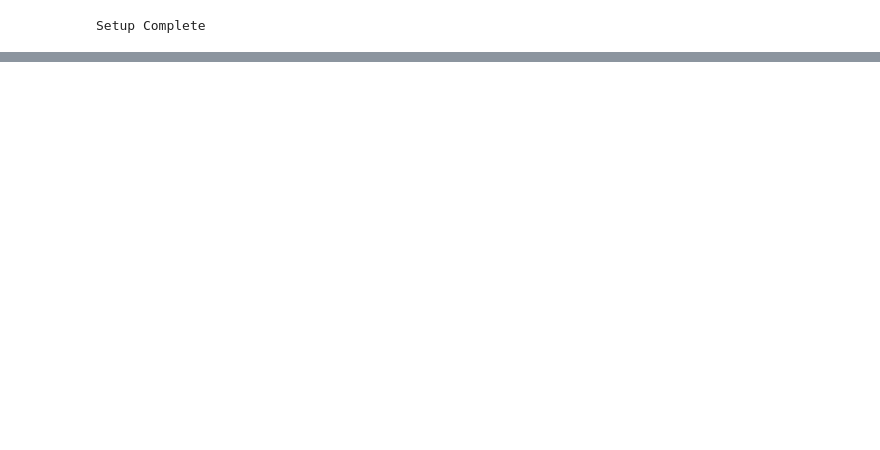
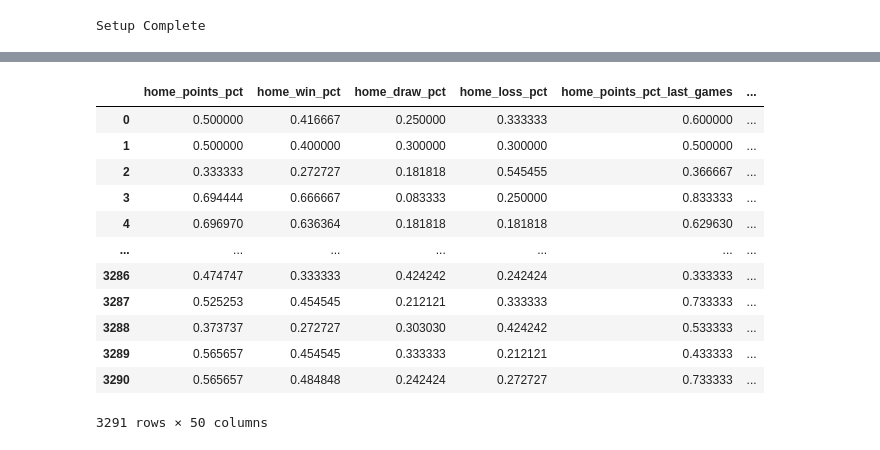
Before and after one commit to caiomelo22/football-predictor, a Jupyter notebook: src/simulator.ipynb, the cells around one changed output, grey strips where cells are left out. Cells and saved outputs as stored; diff of their text form; code cells hidden in the pictures; blank space fills up the shorter version.

```diff
--- a/src/simulator.ipynb
+++ b/src/simulator.ipynb
@@ -40 +49,55 @@ X_train, y_train, X_test = pf.filter_datasets(X_full, y, X_test_full, filtered_c
+# %%
+data_model = []
+
+for index, game in tqdm(matches.iterrows(), total=len(matches)):
+    if pd.isnull(game["home_odds"]):
+        continue
+
+    home_stats_dict = bf.get_team_previous_games_stats(
+        game["home_team"], game["season"], game["date"], "H", min_games_played, min_games_played_at, matches
+    )
+    if not home_stats_dict:
+        continue
+
+    away_stats_dict = bf.get_team_previous_games_stats(
+        game["away_team"], game["season"], game["date"], "A", min_games_played, min_games_played_at, matches
+    )
+    if not away_stats_dict:
+        continue
+
+    game_info_keys = [
+        "date",
+        "season",
+        "home_team",
+        "away_team",
+        "home_odds",
+        "away_odds",
+        "draw_odds",
+        "result",
+        "home_score",
+        "away_score",
+        "home_elo",
+        "away_elo",
+    ]
+    game_info_dict = {key: game[key] for key in game_info_keys}
+
+    data_model.append({**home_stats_dict, **away_stats_dict, **game_info_dict})
+
+data_df = pd.DataFrame(data_model)
+# %%
+display(data_df)
+# %% [output]
+|  | home_points_pct | home_win_pct | home_draw_pct | home_loss_pct | home_points_pct_last_games | ... |
+| 0 | 0.500000 | 0.416667 | 0.250000 | 0.333333 | 0.600000 | ... |
+| 1 | 0.500000 | 0.400000 | 0.300000 | 0.300000 | 0.500000 | ... |
+| 2 | 0.333333 | 0.272727 | 0.181818 | 0.545455 | 0.366667 | ... |
+| 3 | 0.694444 | 0.666667 | 0.083333 | 0.250000 | 0.833333 | ... |
+| 4 | 0.696970 | 0.636364 | 0.181818 | 0.181818 | 0.629630 | ... |
+| ... | ... | ... | ... | ... | ... | ... |
+| 3286 | 0.474747 | 0.333333 | 0.424242 | 0.242424 | 0.333333 | ... |
+| 3287 | 0.525253 | 0.454545 | 0.212121 | 0.333333 | 0.733333 | ... |
+| 3288 | 0.373737 | 0.272727 | 0.303030 | 0.424242 | 0.533333 | ... |
+| 3289 | 0.565657 | 0.454545 | 0.333333 | 0.212121 | 0.433333 | ... |
+| 3290 | 0.565657 | 0.484848 | 0.242424 | 0.272727 | 0.733333 | ... |
+3291 rows × 50 columns
 # %%
```
Also changed, not shown: parts of 11 cells of this notebook, 4 other files.
